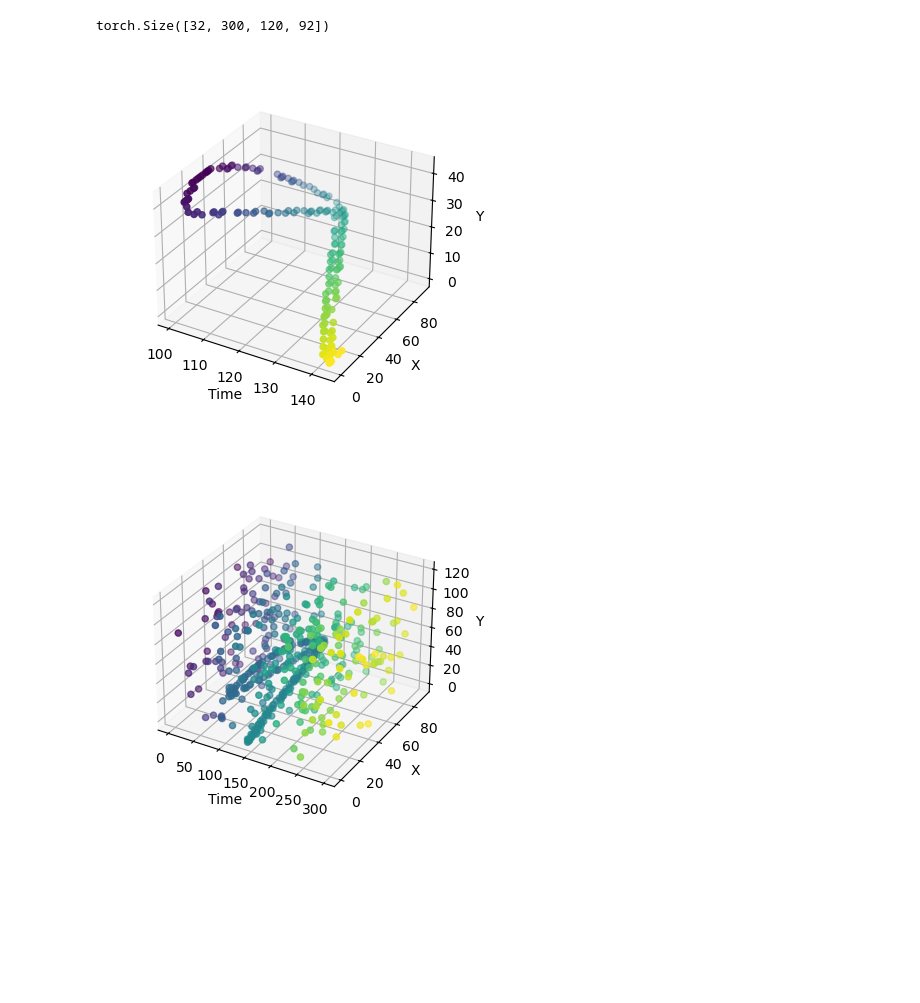
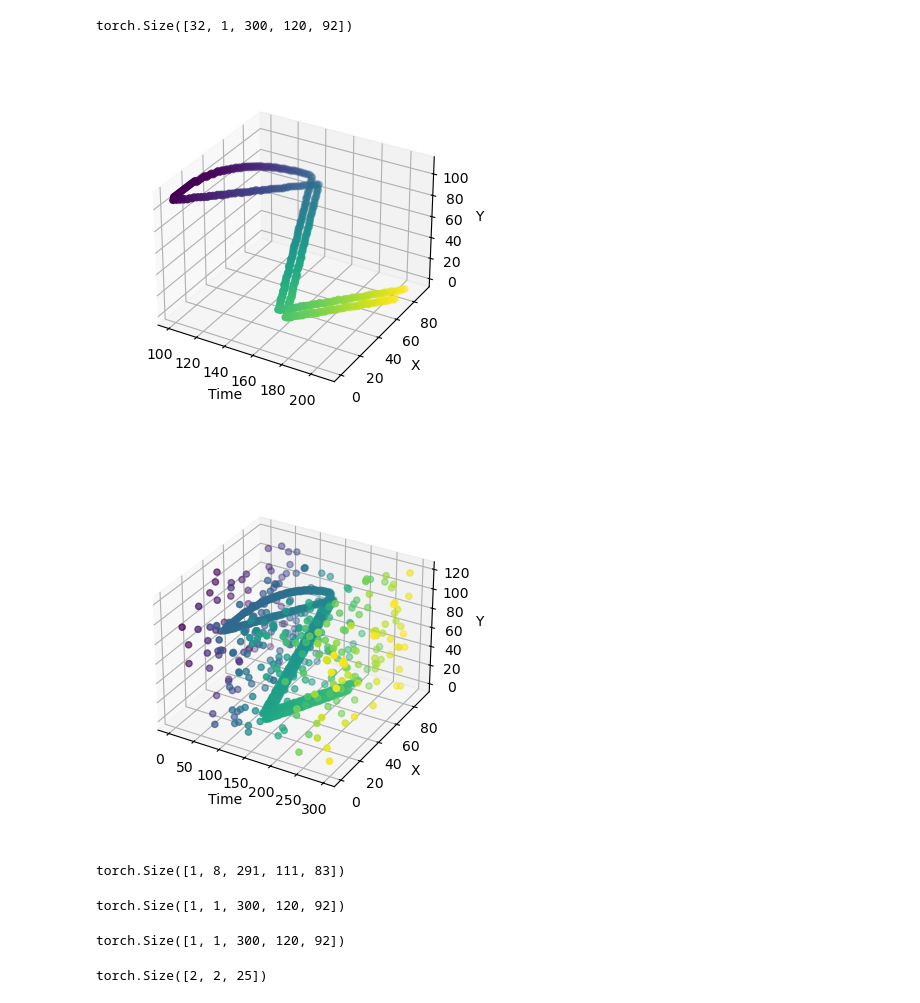
Before and after one commit to Lukelele/ResearchProject, a Jupyter notebook: main3D.ipynb, the cells around one changed output. Drawn from its saved outputs; the diff is of its cells as text; code cells hidden in the pictures; blank space fills up the shorter version.

```diff
--- a/main3D.ipynb
+++ b/main3D.ipynb
@@ -26,8 +24,8 @@ torch.Size([280, 2])
 # %%
 device = "cuda" if torch.cuda.is_available() else "mps"
 # %%
-train_data = Generator3D.generate(300, 120, 92, 32, n_points=0.9)
-test_data = Generator3D.generate(300, 120, 92, 1, n_points=0.9)
+train_data = Generator3D.generate(300, 120, 92, 32, n_points=0)
+test_data = Generator3D.generate(300, 120, 92, 1, n_points=0)
 
 train_data_noisy = Generator3D.add_noise(train_data, p=0.0001)
 test_data_noisy = Generator3D.add_noise(test_data, p=0.0001)
@@ -52,15 +32,15 @@ torch.Size([361, 2])
 # %%
 train_data.shape   # (batch size, features, t, x, y)
 # %% [output]
-torch.Size([32, 300, 120, 92])
+torch.Size([32, 1, 300, 120, 92])
 # %%
-Generator3D.plot(train_data[0])
+Generator3D.plot(train_data[0, 0])
 # %% [output]
-[figure, old version]
+[figure, new version]
 # %%
-Generator3D.plot(train_data_noisy[0])
+Generator3D.plot(train_data_noisy[0, 0])
 # %% [output]
-[figure, old version]
+[figure, new version]
 # %%
 class ConvolutionAutoencoder(beacon.Module):
     def __init__(self):
@@ -93,4 +75,51 @@ class ConvolutionAutoencoder(beacon.Module):
         x = self.encoder(x)
         x = self.decoder(x)
         return x
+# %%
+d = torch.randn(1, 1, 300, 120, 92)
+encoder = torch.nn.Sequential(
+            torch.nn.Conv3d(1, 64, kernel_size=4, stride=1, padding=0),
+            torch.nn.BatchNorm3d(64),
+            torch.nn.ReLU(),
+            torch.nn.Conv3d(64, 16, kernel_size=4, stride=1, padding=0),
+            torch.nn.BatchNorm3d(16),
+            torch.nn.ReLU(),
+            torch.nn.Conv3d(16, 8, kernel_size=4, stride=1, padding=0),
+            torch.nn.BatchNorm3d(8),
+            torch.nn.ReLU(),
+            #torch.nn.Flatten()
+        )
+e = encoder(d)
+print(e.shape)
+
+decoder = torch.nn.Sequential(
+            #torch.nn.Unflatten(1, (8, 300, 120, 92)),
+            torch.nn.ConvTranspose3d(8, 16, kernel_size=4, stride=1, padding=0),
+            torch.nn.BatchNorm3d(16),
+            torch.nn.ReLU(),
+            torch.nn.ConvTranspose3d(16, 64, kernel_size=4, stride=1, padding=0),
+            torch.nn.BatchNorm3d(64),
+            torch.nn.ReLU(),
+            torch.nn.ConvTranspose3d(64, 1, kernel_size=4, stride=1, padding=0),
+            torch.nn.Sigmoid()
+        )
+
+decoder(e).shape
+# %% [output]
+torch.Size([1, 8, 291, 111, 83])
+torch.Size([1, 1, 300, 120, 92])
+# %%
+d.shape
+# %% [output]
+torch.Size([1, 1, 300, 120, 92])
+# %%
+m = torch.nn.Sequential(
+    torch.nn.Linear(50, 50),
+    torch.nn.Unflatten(1, (2, -1))
+)
+a = torch.randn(2, 50)
+o = m(a)
+o.shape
+# %% [output]
+torch.Size([2, 2, 25])
 # %%
```
Also changed, not shown: parts of 11 cells of this notebook, 1 other file.
